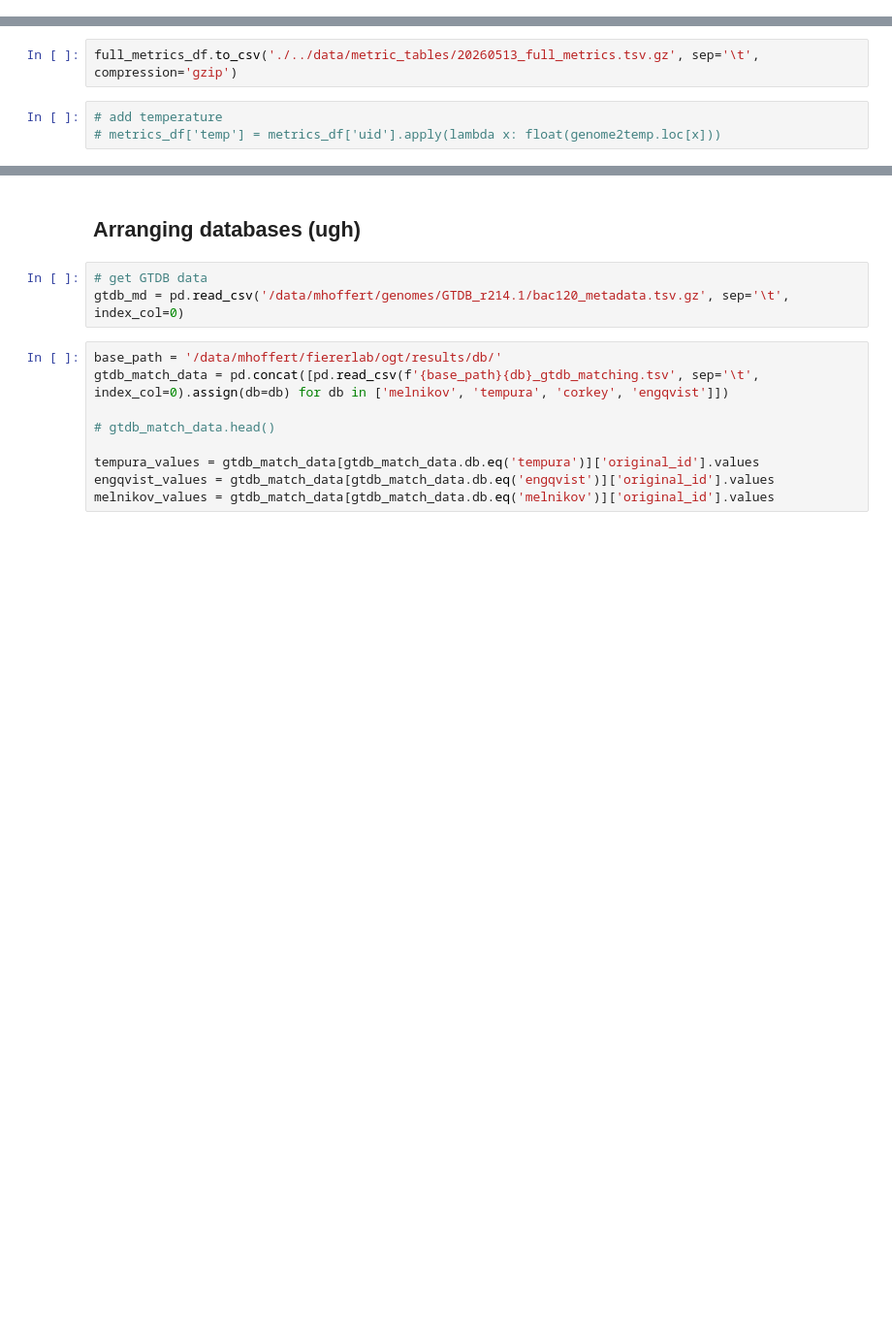
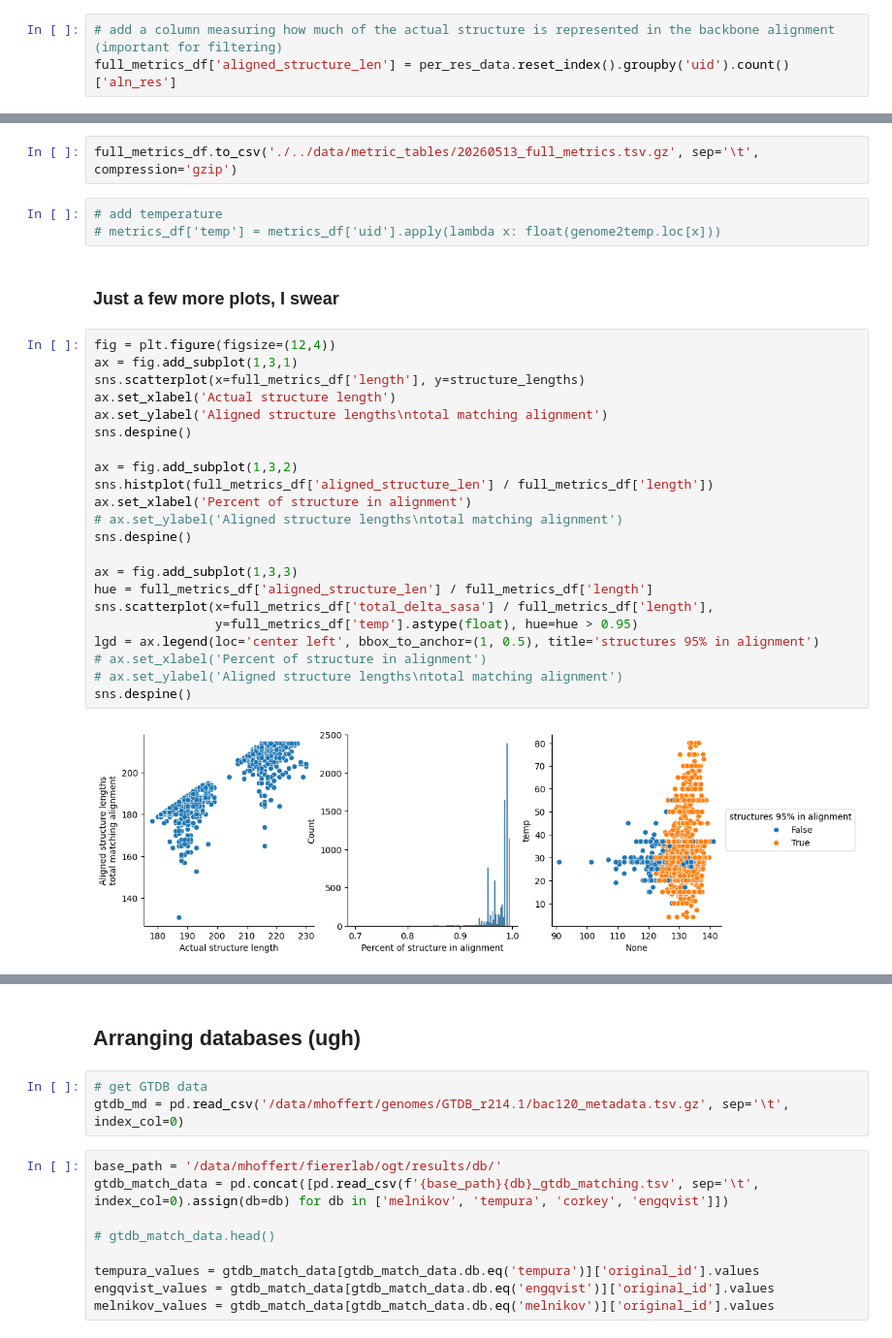
Before and after one commit to realmichaelhoffert/adenylate_kinase_ogt, a Jupyter notebook: notebooks/01_compile_data.ipynb, the cells around one changed output, grey strips where cells are left out. Shown at 97% size. Saved outputs shown, nothing was run; the diff lists cells and outputs as text; blank space fills up the shorter version.

Commit message:
add % alignment filtering, individual metric plots

```diff
--- a/notebooks/01_compile_data.ipynb
+++ b/notebooks/01_compile_data.ipynb
@@ -570,6 +571,9 @@ full_metrics_df.head()
 | GB_GCA_000376885.1 | 52.362703 | 24.638534 | 27.724169 | 130.893981 | 0.717628 | ... |
 | GB_GCA_000411155.1 | 50.339311 | 23.031997 | 27.307314 | 132.983270 | 0.727247 | ... |
 5 rows × 39 columns
+# %%
+# add a column measuring how much of the actual structure is represented in the backbone alignment (important for filtering)
+full_metrics_df['aligned_structure_len'] = per_res_data.reset_index().groupby('uid').count()['aln_res']
 # %%
 full_metrics_df['temp'] = full_metrics_df.index.map(genome2temp)
 # %%
@@ -584,3 +590,29 @@ full_metrics_df.to_csv('./../data/metric_tables/20260513_full_metrics.tsv.gz', s
 # %%
 # add temperature
 # metrics_df['temp'] = metrics_df['uid'].apply(lambda x: float(genome2temp.loc[x]))
+# %% [markdown]
+### Just a few more plots, I swear
+# %%
+fig = plt.figure(figsize=(12,4))
+ax = fig.add_subplot(1,3,1)
+sns.scatterplot(x=full_metrics_df['length'], y=structure_lengths)
+ax.set_xlabel('Actual structure length')
+ax.set_ylabel('Aligned structure lengths\ntotal matching alignment')
+sns.despine()
+
+ax = fig.add_subplot(1,3,2)
+sns.histplot(full_metrics_df['aligned_structure_len'] / full_metrics_df['length'])
+ax.set_xlabel('Percent of structure in alignment')
+# ax.set_ylabel('Aligned structure lengths\ntotal matching alignment')
+sns.despine()
+
+ax = fig.add_subplot(1,3,3)
+hue = full_metrics_df['aligned_structure_len'] / full_metrics_df['length']
+sns.scatterplot(x=full_metrics_df['total_delta_sasa'] / full_metrics_df['length'],
+                y=full_metrics_df['temp'].astype(float), hue=hue > 0.95)
+lgd = ax.legend(loc='center left', bbox_to_anchor=(1, 0.5), title='structures 95% in alignment')
+# ax.set_xlabel('Percent of structure in alignment')
+# ax.set_ylabel('Aligned structure lengths\ntotal matching alignment')
+sns.despine()
+# %% [output]
+[figure, added]
```
Also changed, not shown: parts of 3 cells of this notebook.
